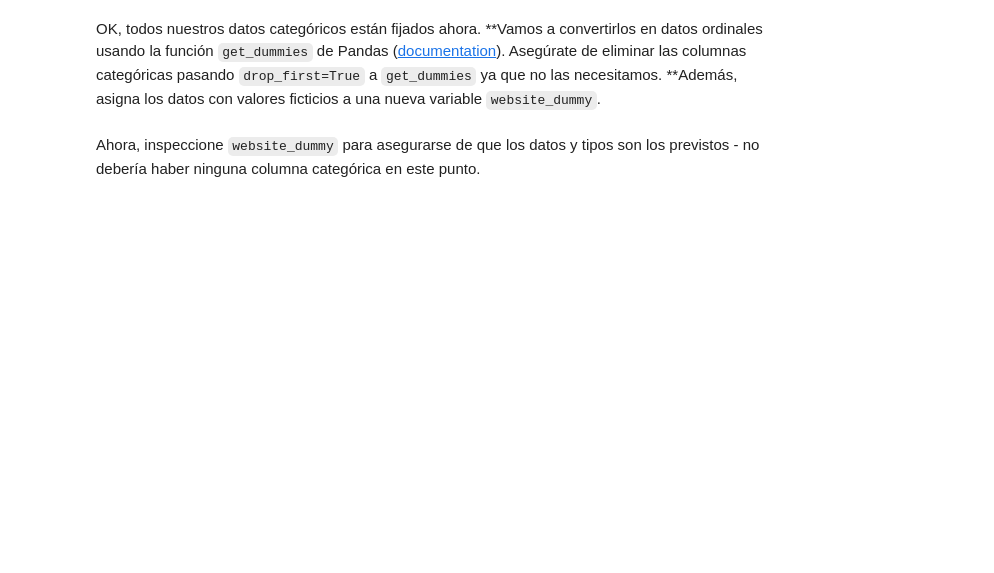
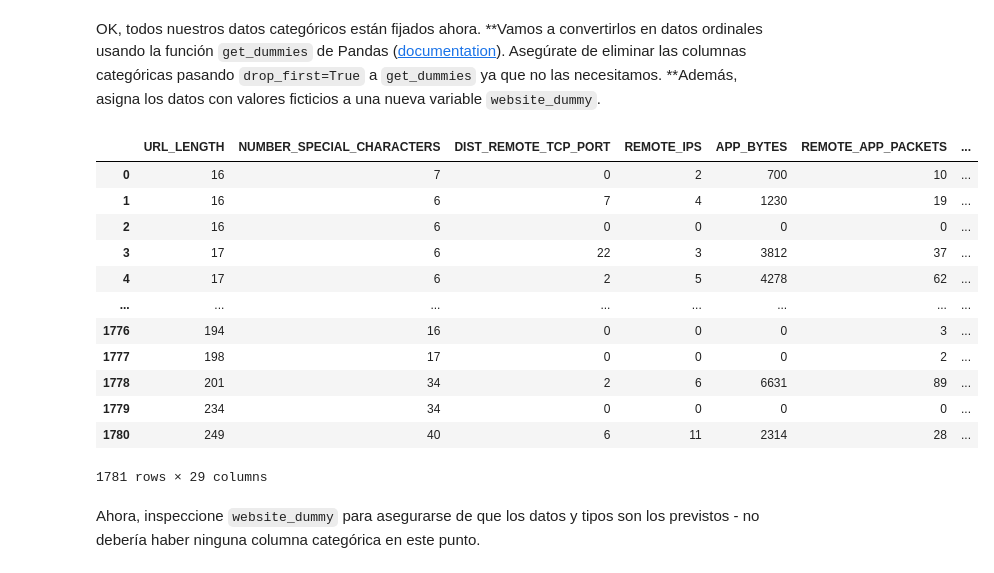
Before and after one commit to ivanseldas/lab-supervised-learning-es, a Jupyter notebook: your-code/main_esp.ipynb, the cells around one changed output. Saved outputs shown, nothing was run; the diff lists cells and outputs as text; code cells hidden in the pictures; blank space fills up the shorter version.

```diff
--- a/your-code/main_esp.ipynb
+++ b/your-code/main_esp.ipynb
@@ -566,2 +559,4 @@ Ahora vuelve a imprimir los `dtypes` de los datos. Además de `WHOIS_COUNTRY` qu
+# %%
+categorical_columns_fixed.remove('URL')
 # %% [markdown]
 #### Imprime el recuento de valores únicos de `CHARSET`. Usted ve que hay sólo unos pocos valores únicos. Así que podemos dejarlo como está.
@@ -586,2 +610,19 @@ OK, todos nuestros datos categóricos están fijados ahora. **Vamos a convertirl
+# %%
+websites_dummy = pd.get_dummies(websites[categorical_columns_fixed + numerical_columns_clean], columns=categorical_columns_fixed, drop_first=True, dtype=int)
+websites_dummy
+# %% [output]
+|  | URL_LENGTH | NUMBER_SPECIAL_CHARACTERS | DIST_REMOTE_TCP_PORT | REMOTE_IPS | APP_BYTES | REMOTE_APP_PACKETS | ... |
+| 0 | 16 | 7 | 0 | 2 | 700 | 10 | ... |
+| 1 | 16 | 6 | 7 | 4 | 1230 | 19 | ... |
+| 2 | 16 | 6 | 0 | 0 | 0 | 0 | ... |
+| 3 | 17 | 6 | 22 | 3 | 3812 | 37 | ... |
+| 4 | 17 | 6 | 2 | 5 | 4278 | 62 | ... |
+| ... | ... | ... | ... | ... | ... | ... | ... |
+| 1776 | 194 | 16 | 0 | 0 | 0 | 3 | ... |
+| 1777 | 198 | 17 | 0 | 0 | 0 | 2 | ... |
+| 1778 | 201 | 34 | 2 | 6 | 6631 | 89 | ... |
+| 1779 | 234 | 34 | 0 | 0 | 0 | 0 | ... |
+| 1780 | 249 | 40 | 6 | 11 | 2314 | 28 | ... |
+1781 rows × 29 columns
 # %% [markdown]
 Ahora, inspeccione `website_dummy` para asegurarse de que los datos y tipos son los previstos - no debería haber ninguna columna categórica en este punto.
```
Also changed, not shown: parts of 33 cells of this notebook.
